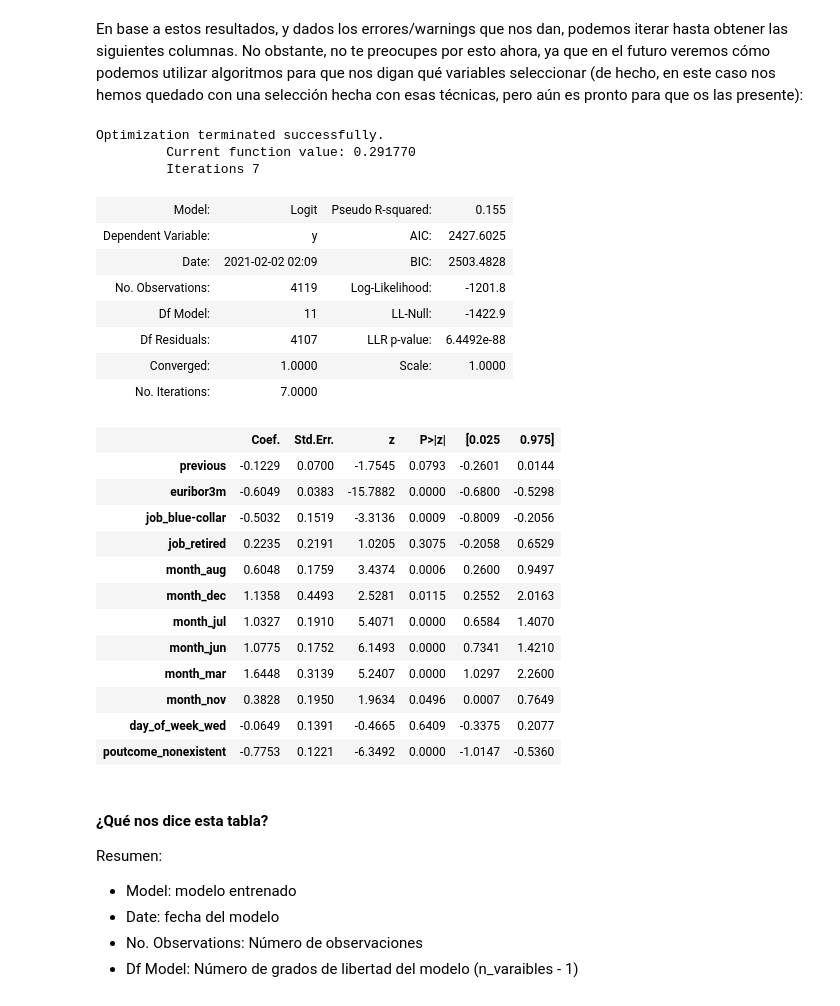
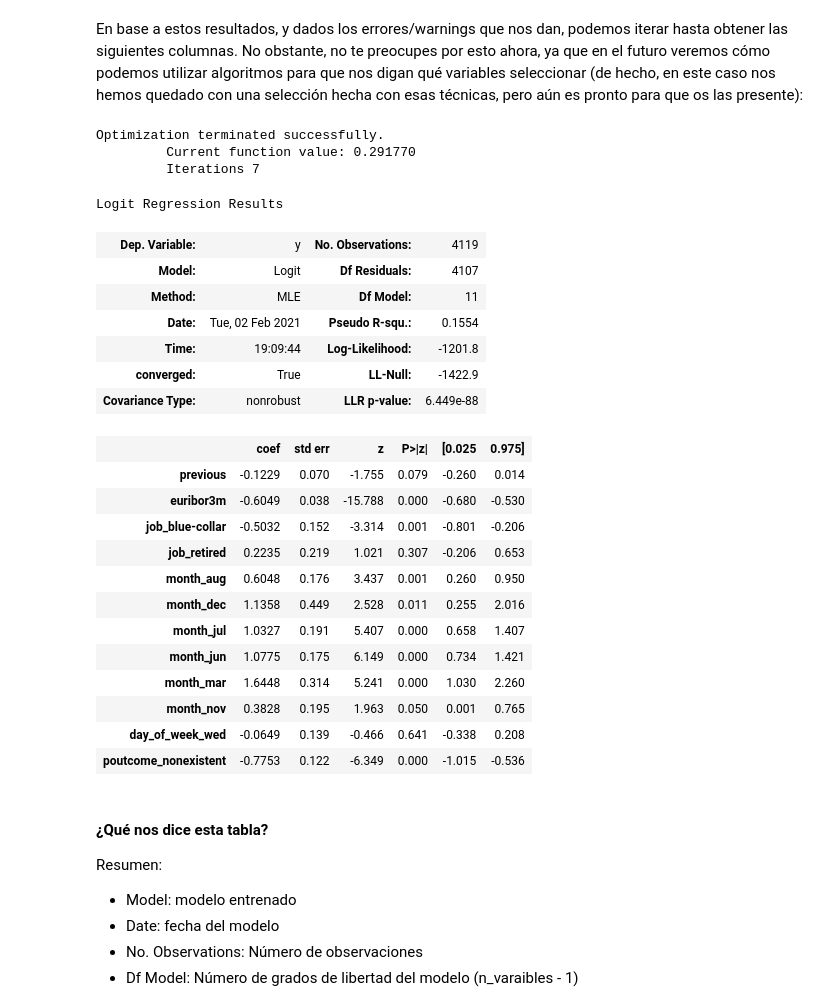
Before and after one commit to franciscocanon-thebridge/bootcamp_thebridge_PTSep20, a Jupyter notebook: Bloque 3 - Machine Learning/01_Supervisado/2-Logistic Regression/04_Resumen_Regresión_Logística_ROC_Curve.ipynb, the cells around one changed output. Saved outputs shown, nothing was run; the diff lists cells and outputs as text; code cells hidden in the pictures.

```diff
--- a/Bloque 3 - Machine Learning/01_Supervisado/2-Logistic Regression/04_Resumen_Regresión_Logística_ROC_Curve.ipynb
+++ b/Bloque 3 - Machine Learning/01_Supervisado/2-Logistic Regression/04_Resumen_Regresión_Logística_ROC_Curve.ipynb
@@ -238,7 +252,6 @@ Como ya hemos convertido la variable ``y`` y hemos agrupado los valores de ``edu
 categories = ["job", "marital", "education", "housing", "loan", "contact", "default",
               "month", "day_of_week", "poutcome"]
 for category in categories:
-    cat_list = "cat" + "_" + category
     cat_dummies = pd.get_dummies(data[category], prefix=category)
     data_new = data.join(cat_dummies)
     data = data_new
@@ -271,7 +284,7 @@ array(['age', 'duration', 'campaign', 'pdays', 'previous', 'emp.var.rate',
 # %%
 bank_data_vars = bank_data.columns.values.tolist()
 y_col = ['y']
-X_cols = [v for v in bank_data_vars if v not in Y]
+X_cols = [v for v in bank_data_vars if v not in y_col]
 # %% [markdown]
 Una vez tenemos las columnas seleccionadas, nos creamos ``X`` e ``y`` para trabajar sobre ellos:
 # %%
@@ -341,37 +354,37 @@ En base a estos resultados, y dados los errores/warnings que nos dan, podemos it
 # %%
 X_cols = ["previous", "euribor3m", "job_blue-collar", "job_retired", "month_aug", "month_dec",
         "month_jul", "month_jun", "month_mar", "month_nov", "day_of_week_wed", "poutcome_nonexistent"]
 
 X = X[X_cols]
 
 logit_model = sm.Logit(y, X)
 result = logit_model.fit()
-result.summary2()
+result.summary()
 # %% [output]
 Optimization terminated successfully.
          Current function value: 0.291770
          Iterations 7
+Logit Regression Results
-| Model: | Logit | Pseudo R-squared: | 0.155 |
-| Dependent Variable: | y | AIC: | 2427.6025 |
-| Date: | 2021-02-02 02:09 | BIC: | 2503.4828 |
-| No. Observations: | 4119 | Log-Likelihood: | -1201.8 |
-| Df Model: | 11 | LL-Null: | -1422.9 |
-| Df Residuals: | 4107 | LLR p-value: | 6.4492e-88 |
-| Converged: | 1.0000 | Scale: | 1.0000 |
-| No. Iterations: | 7.0000 |  |  |
+| Dep. Variable: | y | No. Observations: | 4119 |
+| Model: | Logit | Df Residuals: | 4107 |
+| Method: | MLE | Df Model: | 11 |
+| Date: | Tue, 02 Feb 2021 | Pseudo R-squ.: | 0.1554 |
+| Time: | 19:09:44 | Log-Likelihood: | -1201.8 |
+| converged: | True | LL-Null: | -1422.9 |
+| Covariance Type: | nonrobust | LLR p-value: | 6.449e-88 |
-|  | Coef. | Std.Err. | z | P>|z| | [0.025 | 0.975] |
-| previous | -0.1229 | 0.0700 | -1.7545 | 0.0793 | -0.2601 | 0.0144 |
-| euribor3m | -0.6049 | 0.0383 | -15.7882 | 0.0000 | -0.6800 | -0.5298 |
-| job_blue-collar | -0.5032 | 0.1519 | -3.3136 | 0.0009 | -0.8009 | -0.2056 |
-| job_retired | 0.2235 | 0.2191 | 1.0205 | 0.3075 | -0.2058 | 0.6529 |
-| month_aug | 0.6048 | 0.1759 | 3.4374 | 0.0006 | 0.2600 | 0.9497 |
-| month_dec | 1.1358 | 0.4493 | 2.5281 | 0.0115 | 0.2552 | 2.0163 |
-| month_jul | 1.0327 | 0.1910 | 5.4071 | 0.0000 | 0.6584 | 1.4070 |
-| month_jun | 1.0775 | 0.1752 | 6.1493 | 0.0000 | 0.7341 | 1.4210 |
-| month_mar | 1.6448 | 0.3139 | 5.2407 | 0.0000 | 1.0297 | 2.2600 |
-| month_nov | 0.3828 | 0.1950 | 1.9634 | 0.0496 | 0.0007 | 0.7649 |
-| day_of_week_wed | -0.0649 | 0.1391 | -0.4665 | 0.6409 | -0.3375 | 0.2077 |
-| poutcome_nonexistent | -0.7753 | 0.1221 | -6.3492 | 0.0000 | -1.0147 | -0.5360 |
+|  | coef | std err | z | P>|z| | [0.025 | 0.975] |
+| previous | -0.1229 | 0.070 | -1.755 | 0.079 | -0.260 | 0.014 |
+| euribor3m | -0.6049 | 0.038 | -15.788 | 0.000 | -0.680 | -0.530 |
+| job_blue-collar | -0.5032 | 0.152 | -3.314 | 0.001 | -0.801 | -0.206 |
+| job_retired | 0.2235 | 0.219 | 1.021 | 0.307 | -0.206 | 0.653 |
+| month_aug | 0.6048 | 0.176 | 3.437 | 0.001 | 0.260 | 0.950 |
+| month_dec | 1.1358 | 0.449 | 2.528 | 0.011 | 0.255 | 2.016 |
+| month_jul | 1.0327 | 0.191 | 5.407 | 0.000 | 0.658 | 1.407 |
+| month_jun | 1.0775 | 0.175 | 6.149 | 0.000 | 0.734 | 1.421 |
+| month_mar | 1.6448 | 0.314 | 5.241 | 0.000 | 1.030 | 2.260 |
+| month_nov | 0.3828 | 0.195 | 1.963 | 0.050 | 0.001 | 0.765 |
+| day_of_week_wed | -0.0649 | 0.139 | -0.466 | 0.641 | -0.338 | 0.208 |
+| poutcome_nonexistent | -0.7753 | 0.122 | -6.349 | 0.000 | -1.015 | -0.536 |
 # %% [markdown]
 #### ¿Qué nos dice esta tabla?
 
```
Also changed, not shown: parts of 18 cells of this notebook, 18 other files.
